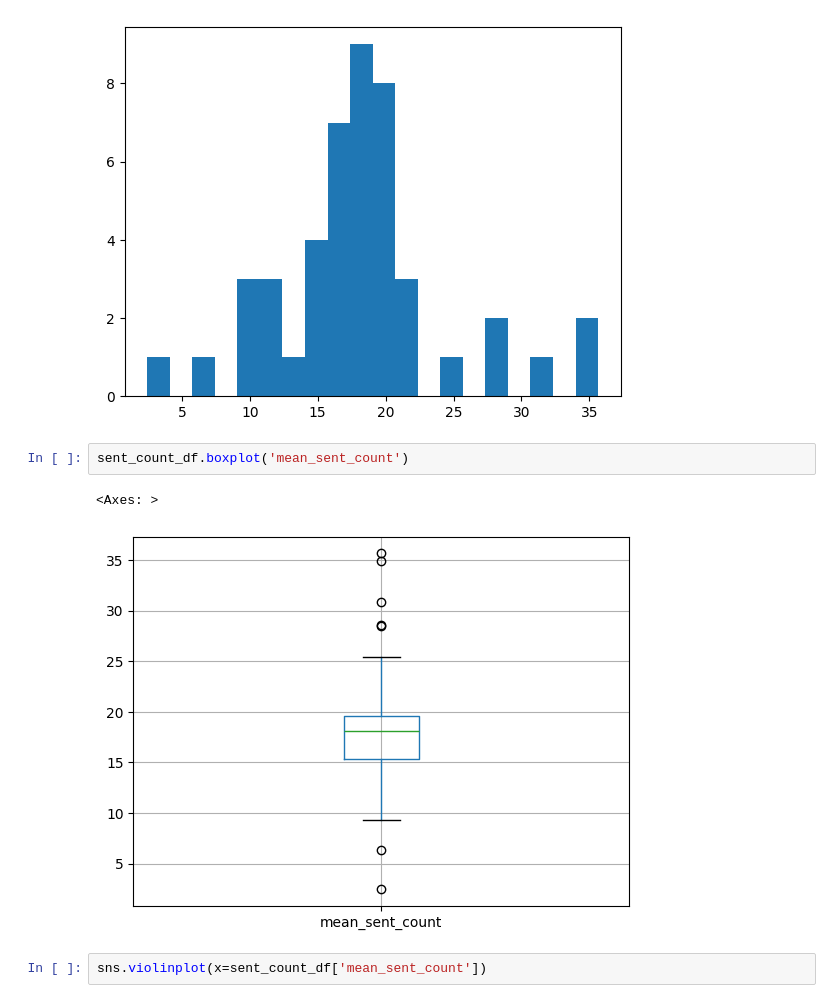
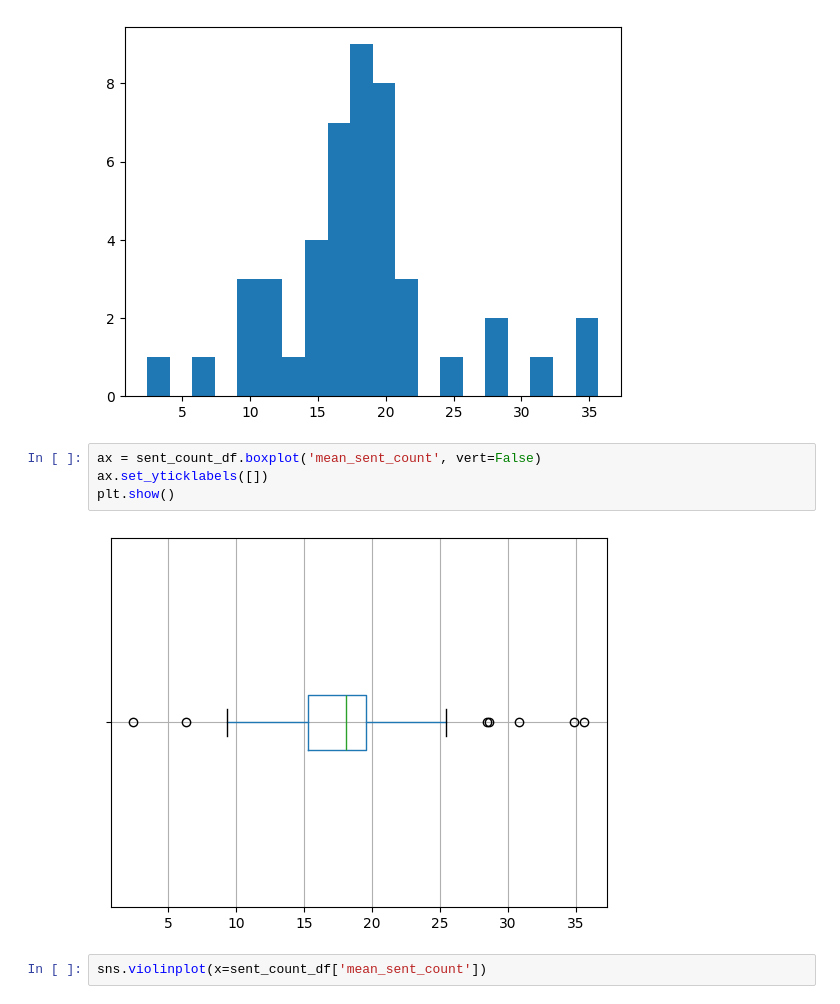
Before and after one commit to jl8771/TextbookGPTApplication, a Jupyter notebook: generate_plots.ipynb, the cells around one changed output. Cells and saved outputs as stored; diff of their text form.

```diff
--- a/generate_plots.ipynb
+++ b/generate_plots.ipynb
@@ -89,11 +92,12 @@ sent_count_df['mean_sent_count'].hist(bins=20, grid=False)
 # %% [output]
 <Axes: >
 [figure]
-# %%
-sent_count_df.boxplot('mean_sent_count')
-# %% [output]
-<Axes: >
-[figure, removed]
+# %%
+ax = sent_count_df.boxplot('mean_sent_count', vert=False)
+ax.set_yticklabels([])
+plt.show()
+# %% [output]
+[figure, added]
 # %%
 sns.violinplot(x=sent_count_df['mean_sent_count'])
 # %% [output]
```
Also changed, not shown: parts of 5 cells of this notebook.
